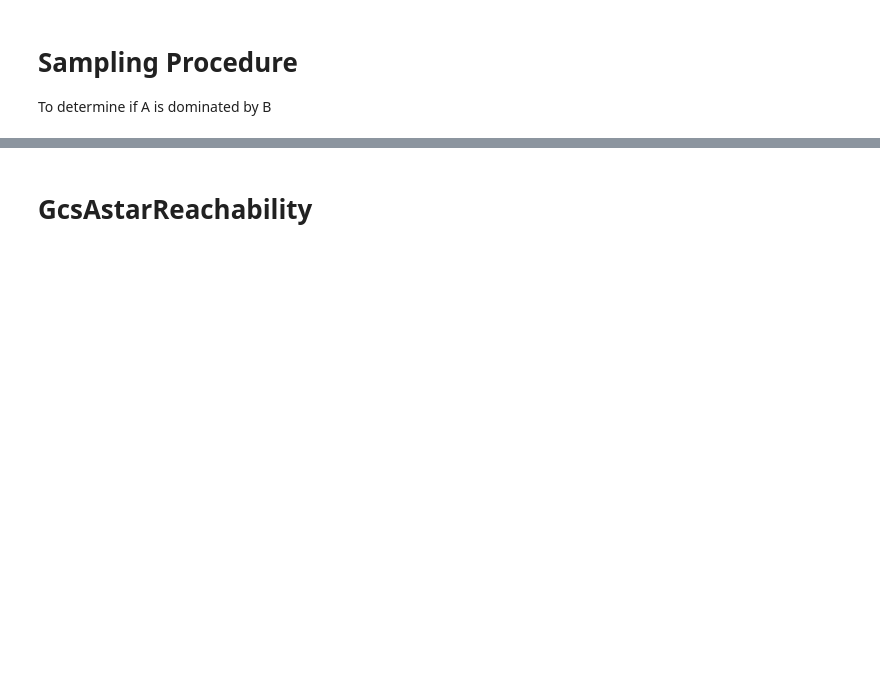
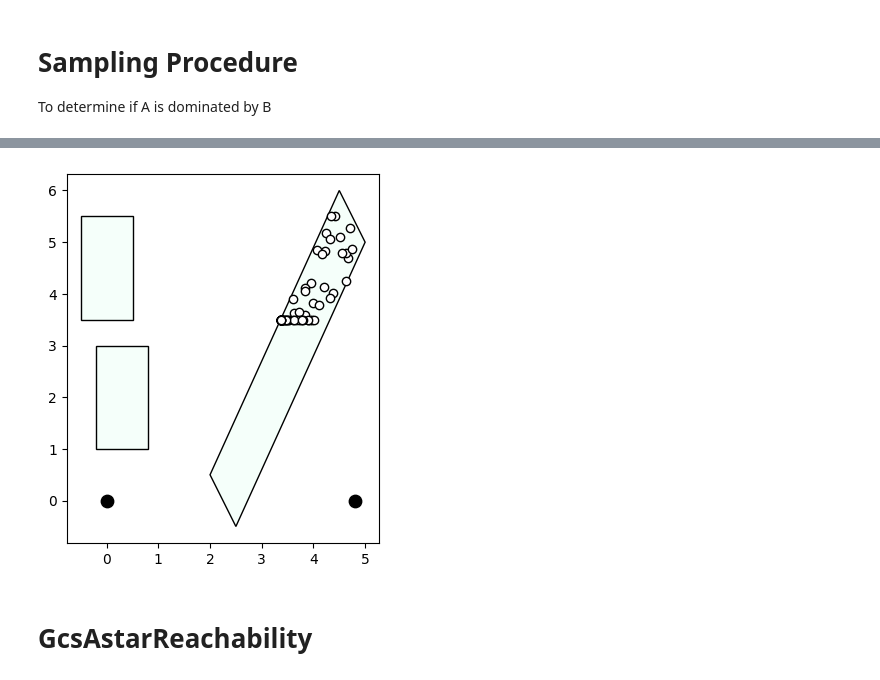
Before and after one commit to shaoyuancc/large_gcs, a Jupyter notebook: explorations/reachability_implicit_gcs.ipynb, the cells around one changed output, grey strips where cells are left out. Saved outputs shown, nothing was run; the diff lists cells and outputs as text; code cells hidden in the pictures; blank space fills up the shorter version.

Commit message:
Implicit sample projection for reachability gcs proof of concept

```diff
--- a/explorations/reachability_implicit_gcs.ipynb
+++ b/explorations/reachability_implicit_gcs.ipynb
@@ -49,45 +55,66 @@ g.plot_points(p2_samples)
 # %%
 # Project these samples into revised set based on path
 
 
-def project_sample_to_revised_set(sample, vertex_sampled, active_edges):
+def project_sample_to_revised_set(samples, vertex_sampled, active_edges):
     prog = MathematicalProgram()
-    vertex_names = [active_edges[0][0]] + [edge[1] for edge in active_edges]
+    vertex_names = [g.edges[active_edges[0]].u] + [g.edges[e].v for e in active_edges]
     # gcs vertices
     vertices = [g.vertices[name].gcs_vertex for name in vertex_names]
     edges = [g.edges[edge].gcs_edge for edge in active_edges]
-    for v in vertices:
-        if v.set().ambient_dimension() == 0:
-            continue
-        prog.AddDecisionVariables(v.x())
-        v.set().AddPointInSetConstraints(prog, v.x())
+    vertex_vars = [prog.NewContinuousVariables(rows=samples.shape[0], cols=v.ambient_dimension(), name=f"{v_name}_vars") for v, v_name in zip(vertices, vertex_names)]
+    sample_vars = vertex_vars[vertex_names.index(vertex_sampled)]
+    for v, v_name, v_vars in zip(vertices, vertex_names, vertex_vars):
+        if v_name == vertex_sampled:
+            for x, sample in zip(v_vars, samples):
+                v.set().AddPointInSetConstraints(prog, x)
+                # Add the distance to the sample as a cost
+                prog.AddCost((x - sample).dot(x - sample))
+                # Vertex Constraints
+                for binding in v.GetConstraints():
+                    constraint = binding.evaluator()
+                    prog.AddConstraint(constraint, x)
+        else:
+            for x in v_vars:
+                v.set().AddPointInSetConstraints(prog, x)
 
-        # Vertex Costs
-        for binding in v.GetCosts():
-            prog.AddCost(binding)
-        # Vertex Constraints
-        for binding in v.GetConstraints():
-            prog.AddConstraint(binding)
+                # Vertex Constraints
+                for binding in v.GetConstraints():
+                    constraint = binding.evaluator()
+                    prog.AddConstraint(constraint, x)
 
-    for e in edges:
+    for e, e_name in zip(edges, active_edges):
         # Edge Costs
-        for binding in e.GetCosts():
-            prog.AddCost(binding)
+        # for binding in e.GetCosts():
+        #     cost = binding.evaluator()
+        #     variables = binding.variables()
+        #     prog.AddCost(cost, variables)
+
         # Edge Constraints
         for binding in e.GetConstraints():
-            prog.AddConstraint(binding)
+            constraint = binding.evaluator()
+            variables = binding.variables()
+            u_name, v_name = g.edges[e_name].u, g.edges[e_name].v
+            u_idx, v_idx = vertex_names.index(u_name), vertex_names.index(v_name)
+            for ux, vx in zip(vertex_vars[u_idx], vertex_vars[v_idx]):
+                variables[:len(ux)] = ux
+                variables[-len(vx):] = vx
+                prog.AddConstraint(constraint, variables)
 
     result = Solve(prog)
     if not result.is_success():
         raise RuntimeError("Failed to solve")
-    return result
+    return result.GetSolution(sample_vars)
 
 
-# active_edges = [("s", "p1"), ("p1", "p2")]
-active_edges = [("s", "p1"), ("p1", "p2"), ("p2", "t")]
-res = project_sample_to_revised_set(p2_samples[0], "p2", active_edges)
-print(f"optimal_cost: {res.get_optimal_cost()}")
-print(sol.cost)
+active_edges = ["('s', 'p1')", "('p1', 'p2')"]
+# active_edges = ["('s', 'p1')", "('p1', 'p2')", "('p2', 't')"]
+new_samples = project_sample_to_revised_set(p2_samples, "p2", active_edges)
+# print(new_samples)
+g.plot_points(new_samples)
+g.plot_sets()
+# %% [output]
+[figure, added]
 # %% [markdown]
 # GcsAstarReachability
 # %%
```
Also changed, not shown: parts of 3 cells of this notebook, 2 other files.
